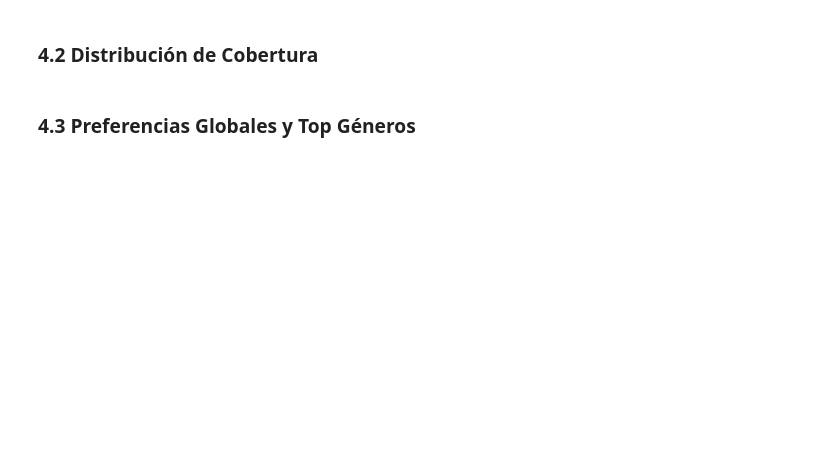
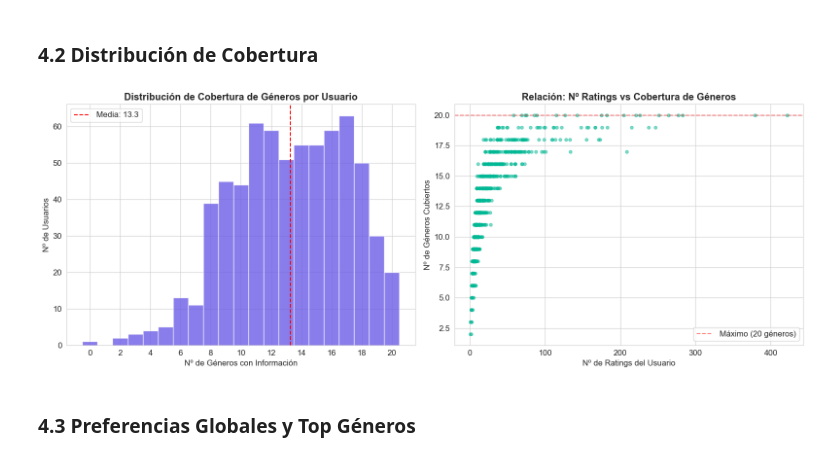
Before and after one commit to Jordieee/Trabajo_Recomendadores, a Jupyter notebook: trabajo2_datos_base.ipynb, the cells around one changed output. Saved outputs shown, nothing was run; the diff lists cells and outputs as text; code cells hidden in the pictures; blank space fills up the shorter version.

```diff
--- a/trabajo2_datos_base.ipynb
+++ b/trabajo2_datos_base.ipynb
@@ -54,6 +60,6 @@ print(f"📦 Archivos disponibles: {[f.name for f in DATA_DIR.iterdir() if f.is_
 ### 1.1 Carga de los ficheros CSV
 # %%
 # --- Géneros ---
-df_generos = pd.read_csv(DATA_DIR / 'generos.csv', sep=';', encoding='latin-1')
+df_generos = pd.read_csv(DATA_DIR / 'generos.csv', sep=';', encoding='utf-8-sig')
 print(f"🎭 Géneros cargados: {len(df_generos)}")
 df_generos
@@ -60,6 +85,6 @@ df_generos
 # %%
 # --- Películas ---
-df_peliculas = pd.read_csv(DATA_DIR / 'peliculas.csv', sep=';', encoding='latin-1', decimal=',')
+df_peliculas = pd.read_csv(DATA_DIR / 'peliculas.csv', sep=';', encoding='utf-8-sig', decimal=',')
 print(f"🎬 Películas cargadas: {len(df_peliculas)}")
 print(f"   Columnas: {list(df_peliculas.columns)}")
 df_peliculas.head()
@@ -135,3 +201,10 @@ df_ratings_valid = df_ratings[df_ratings['movieId'].isin(movies_in_peliculas)].c
 print(f"\n✅ Ratings válidos: {len(df_ratings_valid)} / {len(df_ratings)} ({100*len(df_ratings_valid)/len(df_ratings):.1f}%)")
 print(f"   Usuarios: {df_ratings_valid['userId'].nunique()}")
 print(f"   Películas: {df_ratings_valid['movieId'].nunique()}")
+from sklearn.model_selection import train_test_split
+
+print("\n🔀 Dividiendo dataset en Entrenamiento (70%) y Test (30%)...")
+df_train, df_test = train_test_split(df_ratings_valid, test_size=0.3, random_state=42)
+
+print(f"   Train: {len(df_train)} ratings")
+print(f"   Test:  {len(df_test)} ratings")
@@ -200,7 +287,7 @@ user_genre_count = np.zeros((NUM_USERS, NUM_GENRES))
 skipped = 0
 processed = 0
 
-for _, row in df_ratings_valid.iterrows():
+for _, row in df_train.iterrows():
     user_id = row['userId']
     movie_id = row['movieId']
     rating = row['rating']
@@ -326,27 +499,29 @@ plt.show()
 # %%
 fig, axes = plt.subplots(1, 2, figsize=(16, 6))
 
 # Distribución de cobertura
 axes[0].hist(cobertura, bins=range(0, NUM_GENRES + 2), color='#6C5CE7', edgecolor='white', alpha=0.8, align='left')
 axes[0].set_title('Distribución de Cobertura de Géneros por Usuario', fontweight='bold')
 axes[0].set_xlabel('Nº de Géneros con Información')
 axes[0].set_ylabel('Nº de Usuarios')
 axes[0].axvline(cobertura.mean(), color='red', linestyle='--', label=f"Media: {cobertura.mean():.1f}")
 axes[0].legend()
 axes[0].set_xticks(range(0, NUM_GENRES + 1, 2))
 
 # Relación entre nº de ratings y cobertura
-ratings_count = df_ratings_valid.groupby('userId').size()
+ratings_count = df_train.groupby('userId').size()
 scatter_data = pd.DataFrame({'ratings': ratings_count, 'cobertura': cobertura})
 axes[1].scatter(scatter_data['ratings'], scatter_data['cobertura'], alpha=0.5, s=20, color='#00B894')
 axes[1].set_title('Relación: Nº Ratings vs Cobertura de Géneros', fontweight='bold')
 axes[1].set_xlabel('Nº de Ratings del Usuario')
 axes[1].set_ylabel('Nº de Géneros Cubiertos')
 axes[1].axhline(NUM_GENRES, color='red', linestyle='--', alpha=0.5, label='Máximo (20 géneros)')
 axes[1].legend()
 
 plt.tight_layout()
 plt.show()
+# %% [output]
+[figure, added]
 # %% [markdown]
 ### 4.3 Preferencias Globales y Top Géneros
 # %%
```
Also changed, not shown: parts of 27 cells of this notebook, 4 other files.
